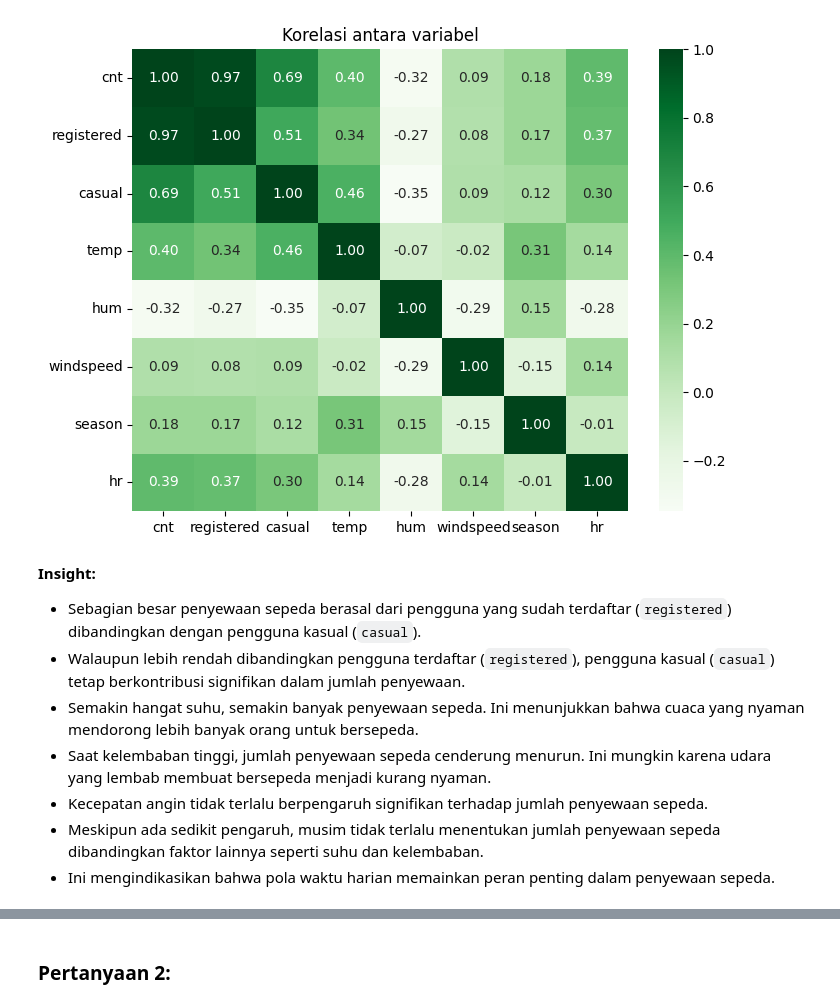
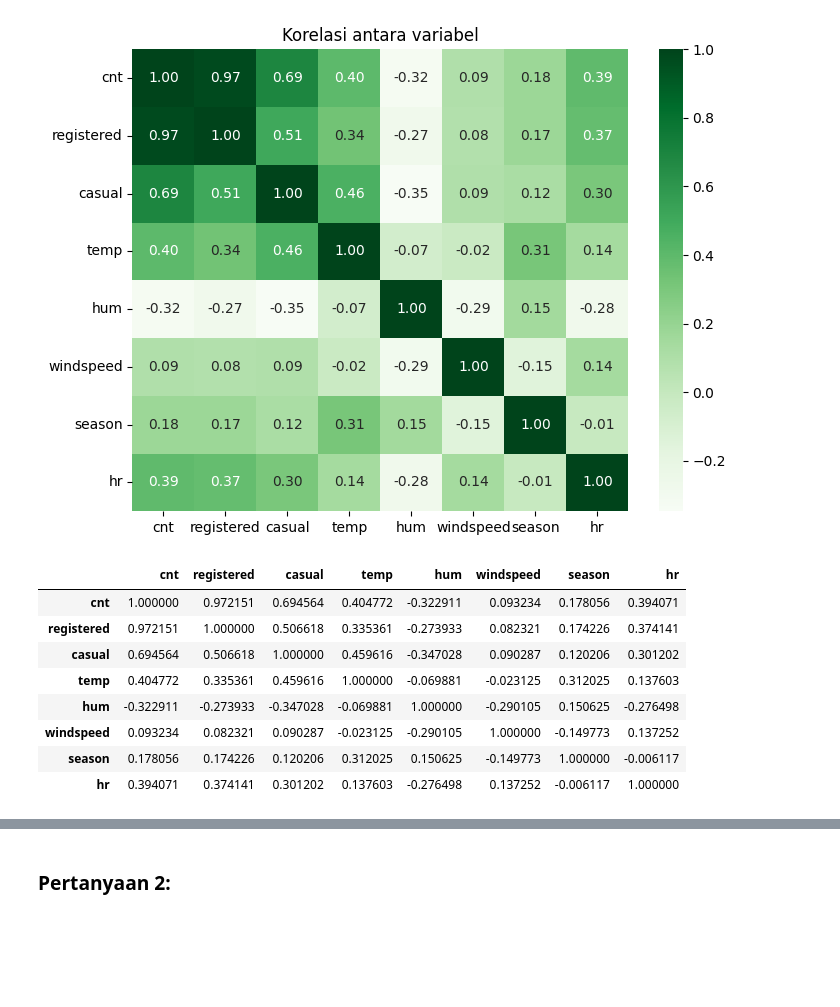
Before and after one commit to M-Fatoni/bike-sharing-analysis-dashboard, a Jupyter notebook: Proyek_Analisis_Data.ipynb, the cells around one changed output, grey strips where cells are left out. Cells and saved outputs as stored; diff of their text form; code cells hidden in the pictures; blank space fills up the shorter version.

```diff
--- a/Proyek_Analisis_Data.ipynb
+++ b/Proyek_Analisis_Data.ipynb
@@ -360,12 +355,15 @@ plt.title('Korelasi antara variabel') # set judul
 plt.show() # plot show
 # %% [output]
 [figure]
-# %% [markdown]
-**Insight:**
-- Sebagian besar penyewaan sepeda berasal dari pengguna yang sudah terdaftar (`registered`) dibandingkan dengan pengguna kasual (`casual`).
-- Walaupun lebih rendah dibandingkan pengguna terdaftar (`registered`), pengguna kasual (`casual`) tetap berkontribusi signifikan dalam jumlah penyewaan.
-- Semakin hangat suhu, semakin banyak penyewaan sepeda. Ini menunjukkan bahwa cuaca yang nyaman mendorong lebih banyak orang untuk bersepeda.
-- Saat kelembaban tinggi, jumlah penyewaan sepeda cenderung menurun. Ini mungkin karena udara yang lembab membuat bersepeda menjadi kurang nyaman.
-- Kecepatan angin tidak terlalu berpengaruh signifikan terhadap jumlah penyewaan sepeda.
-- Meskipun ada sedikit pengaruh, musim tidak terlalu menentukan jumlah penyewaan sepeda dibandingkan faktor lainnya seperti suhu dan kelembaban.
-- Ini mengindikasikan bahwa pola waktu harian memainkan peran penting dalam penyewaan sepeda.
+# %%
+df_hour[['cnt', 'registered', 'casual', 'temp', 'hum', 'windspeed', 'season', 'hr']].corr()
+# %% [output]
+|  | cnt | registered | casual | temp | hum | windspeed | season | hr |
+| cnt | 1.000000 | 0.972151 | 0.694564 | 0.404772 | -0.322911 | 0.093234 | 0.178056 | 0.394071 |
+| registered | 0.972151 | 1.000000 | 0.506618 | 0.335361 | -0.273933 | 0.082321 | 0.174226 | 0.374141 |
+| casual | 0.694564 | 0.506618 | 1.000000 | 0.459616 | -0.347028 | 0.090287 | 0.120206 | 0.301202 |
+| temp | 0.404772 | 0.335361 | 0.459616 | 1.000000 | -0.069881 | -0.023125 | 0.312025 | 0.137603 |
+| hum | -0.322911 | -0.273933 | -0.347028 | -0.069881 | 1.000000 | -0.290105 | 0.150625 | -0.276498 |
+| windspeed | 0.093234 | 0.082321 | 0.090287 | -0.023125 | -0.290105 | 1.000000 | -0.149773 | 0.137252 |
+| season | 0.178056 | 0.174226 | 0.120206 | 0.312025 | 0.150625 | -0.149773 | 1.000000 | -0.006117 |
+| hr | 0.394071 | 0.374141 | 0.301202 | 0.137603 | -0.276498 | 0.137252 | -0.006117 | 1.000000 |
```
Also changed, not shown: parts of 5 cells of this notebook, 2 other files.
